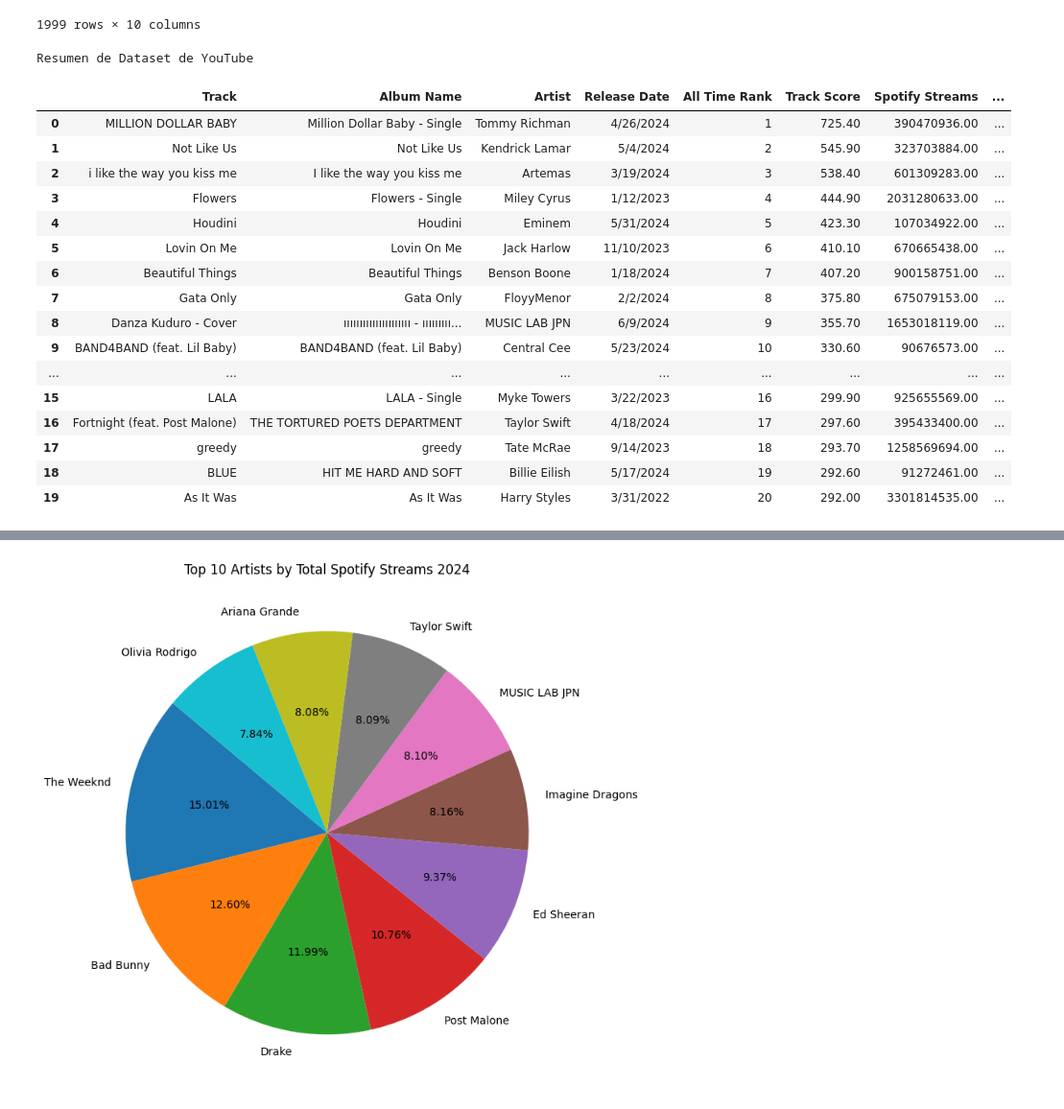
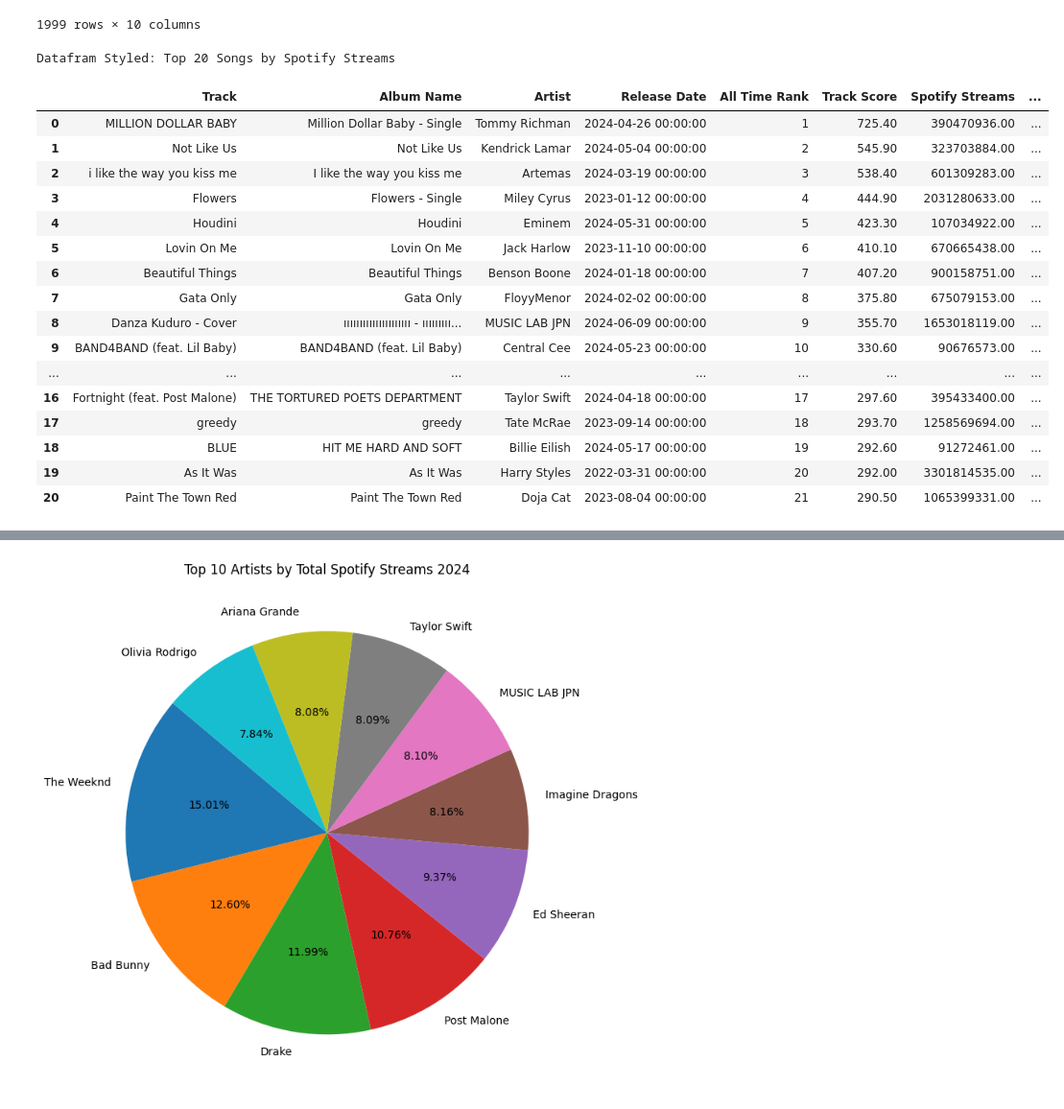
Before and after one commit to isaonaranjo/assigment_03, a Jupyter notebook: ipld_assignment_03.ipynb, the cells around one changed output, grey strips where cells are left out. Shown at 96% size. Saved outputs shown, nothing was run; the diff lists cells and outputs as text; code cells hidden in the pictures.

```diff
--- a/ipld_assignment_03.ipynb
+++ b/ipld_assignment_03.ipynb
@@ -113,30 +117,30 @@ df # Display the dataframe
 1999 rows × 10 columns
 # %%
 # Styling the dataframe
-styled_df = df.head(20).style \
+styled_df = df.head(21).style \
     .background_gradient(cmap='Greens', subset=['Spotify Streams']) \
     .highlight_max(color='lightgreen', subset=['Spotify Popularity']) \
     .highlight_min(color='#cd5c5c', subset=['Spotify Popularity']) \
     .format(precision=2) \
     .set_properties(**{'text-align': 'center', 'border': '1px solid black'}) \
-    .set_caption("Resumen de Dataset de YouTube")
+    .set_caption("Datafram Styled: Top 20 Songs by Spotify Streams")
 styled_df
 # %% [output]
-Resumen de Dataset de YouTube
+Datafram Styled: Top 20 Songs by Spotify Streams
 |  | Track | Album Name | Artist | Release Date | All Time Rank | Track Score | Spotify Streams | ... |
-| 0 | MILLION DOLLAR BABY | Million Dollar Baby - Single | Tommy Richman | 4/26/2024 | 1 | 725.40 | 390470936.00 | ... |
-| 1 | Not Like Us | Not Like Us | Kendrick Lamar | 5/4/2024 | 2 | 545.90 | 323703884.00 | ... |
-| 2 | i like the way you kiss me | I like the way you kiss me | Artemas | 3/19/2024 | 3 | 538.40 | 601309283.00 | ... |
-| 3 | Flowers | Flowers - Single | Miley Cyrus | 1/12/2023 | 4 | 444.90 | 2031280633.00 | ... |
-| 4 | Houdini | Houdini | Eminem | 5/31/2024 | 5 | 423.30 | 107034922.00 | ... |
-| 5 | Lovin On Me | Lovin On Me | Jack Harlow | 11/10/2023 | 6 | 410.10 | 670665438.00 | ... |
-| 6 | Beautiful Things | Beautiful Things | Benson Boone | 1/18/2024 | 7 | 407.20 | 900158751.00 | ... |
-| 7 | Gata Only | Gata Only | FloyyMenor | 2/2/2024 | 8 | 375.80 | 675079153.00 | ... |
-| 8 | Danza Kuduro - Cover | ııııııııııııııııııııı - ııııııııı... | MUSIC LAB JPN | 6/9/2024 | 9 | 355.70 | 1653018119.00 | ... |
-| 9 | BAND4BAND (feat. Lil Baby) | BAND4BAND (feat. Lil Baby) | Central Cee | 5/23/2024 | 10 | 330.60 | 90676573.00 | ... |
+| 0 | MILLION DOLLAR BABY | Million Dollar Baby - Single | Tommy Richman | 2024-04-26 00:00:00 | 1 | 725.40 | 390470936.00 | ... |
+| 1 | Not Like Us | Not Like Us | Kendrick Lamar | 2024-05-04 00:00:00 | 2 | 545.90 | 323703884.00 | ... |
+| 2 | i like the way you kiss me | I like the way you kiss me | Artemas | 2024-03-19 00:00:00 | 3 | 538.40 | 601309283.00 | ... |
+| 3 | Flowers | Flowers - Single | Miley Cyrus | 2023-01-12 00:00:00 | 4 | 444.90 | 2031280633.00 | ... |
+| 4 | Houdini | Houdini | Eminem | 2024-05-31 00:00:00 | 5 | 423.30 | 107034922.00 | ... |
+| 5 | Lovin On Me | Lovin On Me | Jack Harlow | 2023-11-10 00:00:00 | 6 | 410.10 | 670665438.00 | ... |
+| 6 | Beautiful Things | Beautiful Things | Benson Boone | 2024-01-18 00:00:00 | 7 | 407.20 | 900158751.00 | ... |
+| 7 | Gata Only | Gata Only | FloyyMenor | 2024-02-02 00:00:00 | 8 | 375.80 | 675079153.00 | ... |
+| 8 | Danza Kuduro - Cover | ııııııııııııııııııııı - ııııııııı... | MUSIC LAB JPN | 2024-06-09 00:00:00 | 9 | 355.70 | 1653018119.00 | ... |
+| 9 | BAND4BAND (feat. Lil Baby) | BAND4BAND (feat. Lil Baby) | Central Cee | 2024-05-23 00:00:00 | 10 | 330.60 | 90676573.00 | ... |
 | ... | ... | ... | ... | ... | ... | ... | ... | ... |
-| 15 | LALA | LALA - Single | Myke Towers | 3/22/2023 | 16 | 299.90 | 925655569.00 | ... |
-| 16 | Fortnight (feat. Post Malone) | THE TORTURED POETS DEPARTMENT | Taylor Swift | 4/18/2024 | 17 | 297.60 | 395433400.00 | ... |
-| 17 | greedy | greedy | Tate McRae | 9/14/2023 | 18 | 293.70 | 1258569694.00 | ... |
-| 18 | BLUE | HIT ME HARD AND SOFT | Billie Eilish | 5/17/2024 | 19 | 292.60 | 91272461.00 | ... |
-| 19 | As It Was | As It Was | Harry Styles | 3/31/2022 | 20 | 292.00 | 3301814535.00 | ... |
+| 16 | Fortnight (feat. Post Malone) | THE TORTURED POETS DEPARTMENT | Taylor Swift | 2024-04-18 00:00:00 | 17 | 297.60 | 395433400.00 | ... |
+| 17 | greedy | greedy | Tate McRae | 2023-09-14 00:00:00 | 18 | 293.70 | 1258569694.00 | ... |
+| 18 | BLUE | HIT ME HARD AND SOFT | Billie Eilish | 2024-05-17 00:00:00 | 19 | 292.60 | 91272461.00 | ... |
+| 19 | As It Was | As It Was | Harry Styles | 2022-03-31 00:00:00 | 20 | 292.00 | 3301814535.00 | ... |
+| 20 | Paint The Town Red | Paint The Town Red | Doja Cat | 2023-08-04 00:00:00 | 21 | 290.50 | 1065399331.00 | ... |
```
Also changed, not shown: parts of 2 cells of this notebook.
